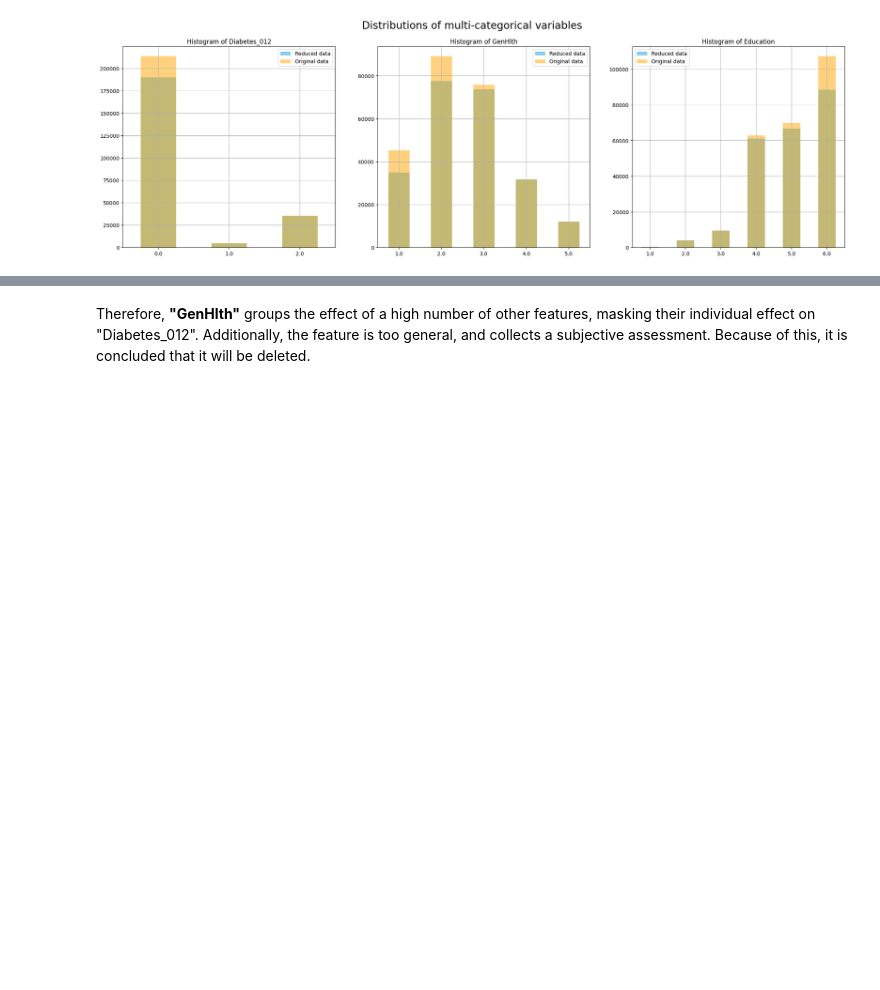
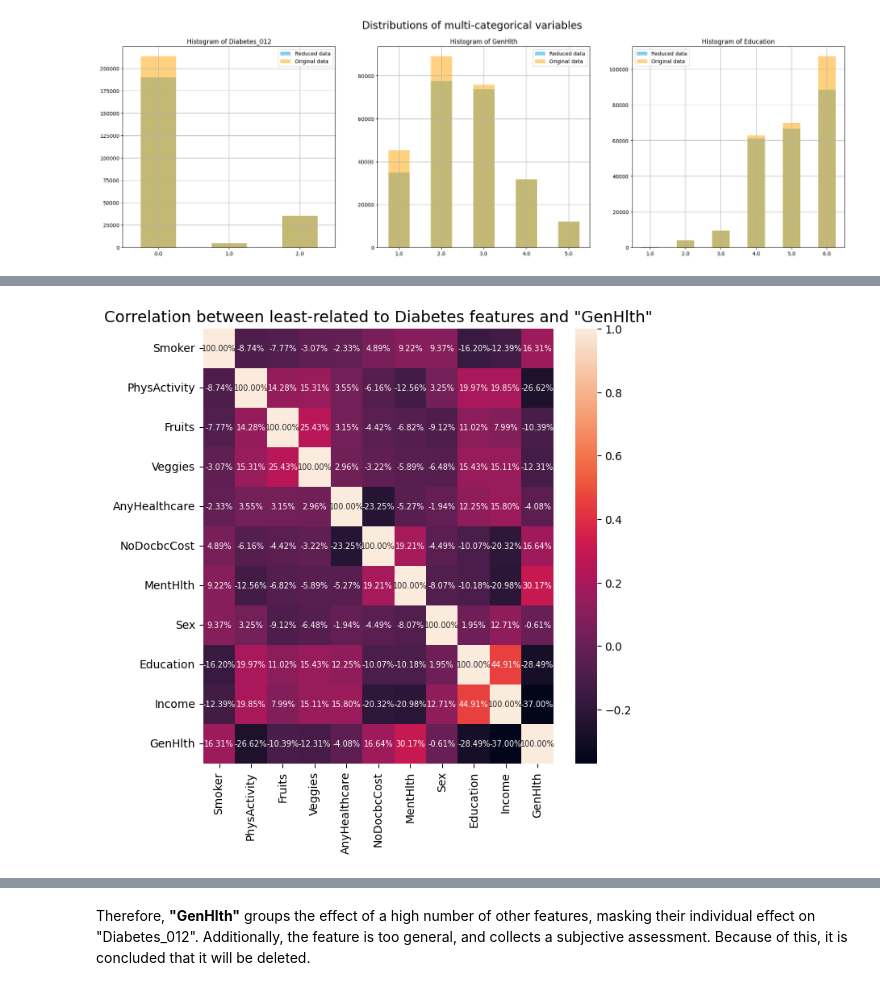
Before and after one commit to AliGarAlon/Diabetes_Project, a Jupyter notebook: diabetes_model.ipynb, the cells around one changed output, grey strips where cells are left out. Saved outputs shown, nothing was run; the diff lists cells and outputs as text; code cells hidden in the pictures; blank space fills up the shorter version.

```diff
--- a/diabetes_model.ipynb
+++ b/diabetes_model.ipynb
@@ -546 +563,3 @@ plt.title('Heatmap of percentage of correlation between features in the Whole da
+# %%
+df_reduced = df.copy()
 # %% [markdown]
@@ -614,6 +706,5 @@ plt.show()
 Because the little correlation of these features, they are both dropped.
 # %%
-df_originalFeatures = df.copy()
-df.drop(labels=features_no_corr, axis=1, inplace=True)
-df.shape
+df_reduced.drop(labels=features_no_corr, axis=1, inplace=True)
+print("New shpae of the reduced dataset: ", df_reduced.shape)
 # %% [output]
@@ -627,5 +734,6 @@ The features that correlate with "Diabetes_012" with values \<0.1 are selected.
 # %%
-# Features with correlation with "Diabetes_012" < 0.1
-no_corr_diabetes = df.columns[(df.corr()["Diabetes_012"]<0.1)]
-no_corr_diabetes
+# Features with correlation with "Diabetes_012" < 0.15
+no_corr_diabetes = df_reduced.columns[(df_reduced.corr()["Diabetes_012"].abs()<0.15)]
+print("Correlations of the least-related features to Diabetes: ")
+df_reduced.corr()["Diabetes_012"][(df_reduced.corr()["Diabetes_012"].abs()<0.15)]
 # %% [output]
@@ -682,0 +805,9 @@ Below, the correlation of the top 5 influencing features in Diabetes (excluding
+# %%
+# HEATMAP OF 'GenHlth' AND LOW-CORRELATING-DIABETES FEATURES
+no_corr_diabetes= (no_corr_diabetes).tolist()
+no_corr_diabetes.append("GenHlth")
+plt.figure(figsize=(7, 7))
+sb.heatmap(df_reduced[no_corr_diabetes].corr(), annot=True, fmt='.2%', annot_kws={'size': 7})
+plt.title('Correlation between least-related to Diabetes features and "GenHlth"', fontsize=14);
+# %% [output]
+[figure, added]
```
Also changed, not shown: parts of 90 cells of this notebook.
